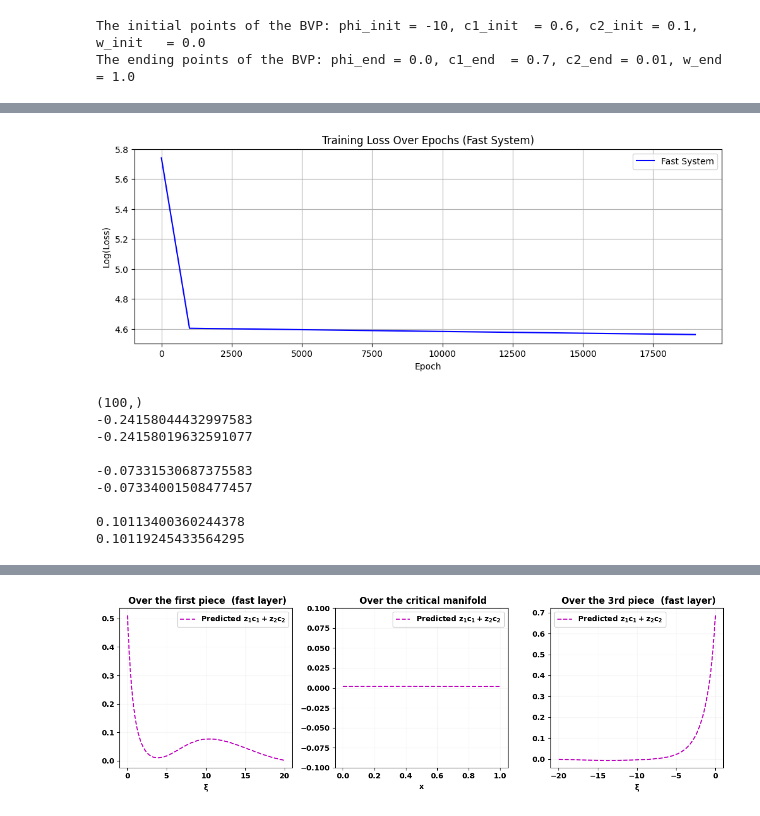
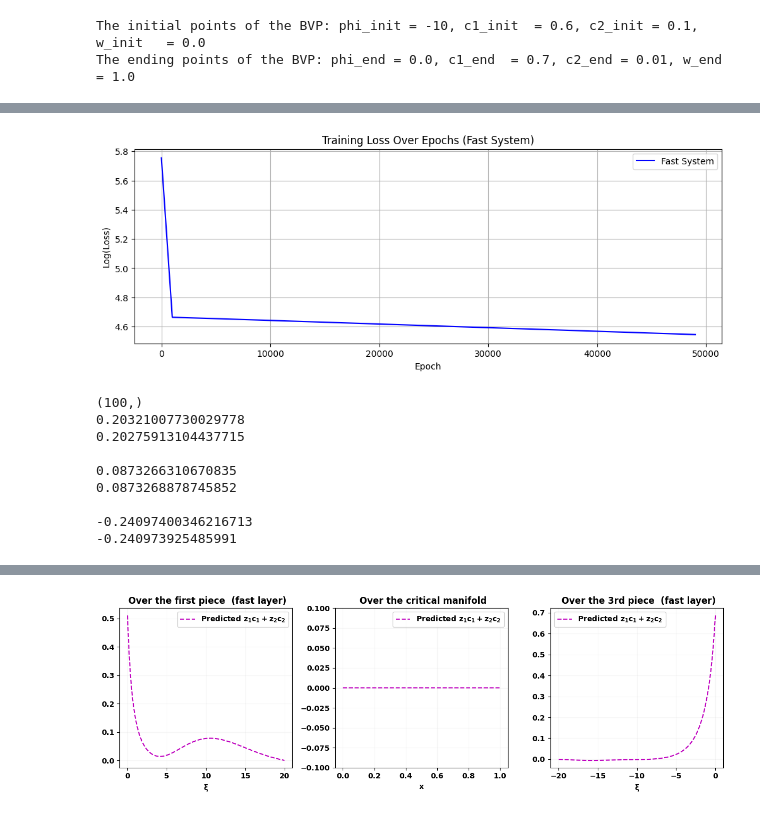
Before and after one commit to Hamid-Mofidi/PINNs_on_Multiple_timescale_dynamics, a Jupyter notebook: PINNs_PNP/PINNs_PNP_10(J_free)V-2.ipynb, the cells around one changed output, grey strips where cells are left out. Saved outputs shown, nothing was run; the diff lists cells and outputs as text; code cells hidden in the pictures.

```diff
--- a/PINNs_PNP/PINNs_PNP_10(J_free)V-2.ipynb
+++ b/PINNs_PNP/PINNs_PNP_10(J_free)V-2.ipynb
@@ -323,7 +323,7 @@ if __name__=='__main__':
                                  list(model_slow.parameters()) +\
                                  list(model_fast2.parameters()), lr=1e-3)
     loss_values = []
-    epoch_num = 20000
+    epoch_num = 50000
 
     phi_slow_init, phi_slow_end =  np.random.uniform(V-1, V+1) , np.random.uniform(-0.5, 0.5) #-1, 2 #
     c1_slow_init, c1_slow_end  = np.random.uniform(0, 1) , np.random.uniform(0, 1)
@@ -401,4 +398,4 @@ Epoch 19000, Total Loss: 0.0035836620163806577
-[figure, old version]
+[figure, new version]
 # %%
 #print(J1)
 #print(J2)
@@ -416,14 +413,14 @@ print(j1_pred_fast2[-1])
 print('')
 # %% [output]
 (100,)
--0.24158044432997583
--0.24158019632591077
+0.20321007730029778
+0.20275913104437715
 
--0.07331530687375583
--0.07334001508477457
+0.0873266310670835
+0.0873268878745852
 
-0.10113400360244378
-0.10119245433564295
+-0.24097400346216713
+-0.240973925485991
 # %%
 print(j2_pred_fast.shape)
 print(j2_pred_fast[0])
```
Also changed, not shown: parts of 16 cells of this notebook.
